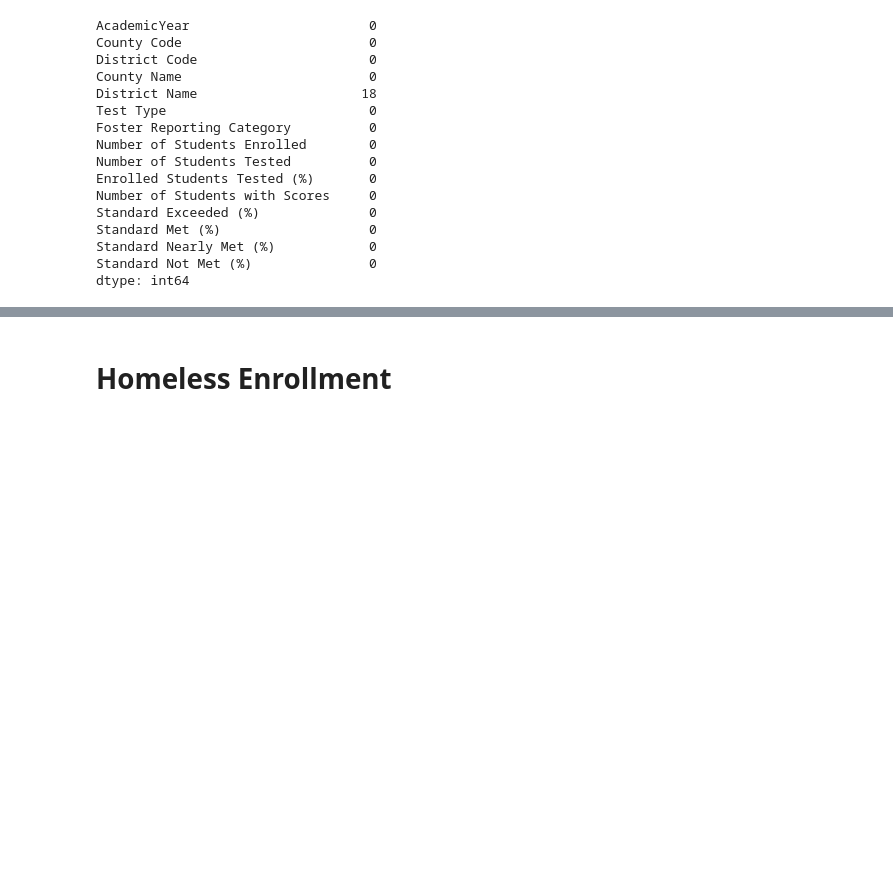
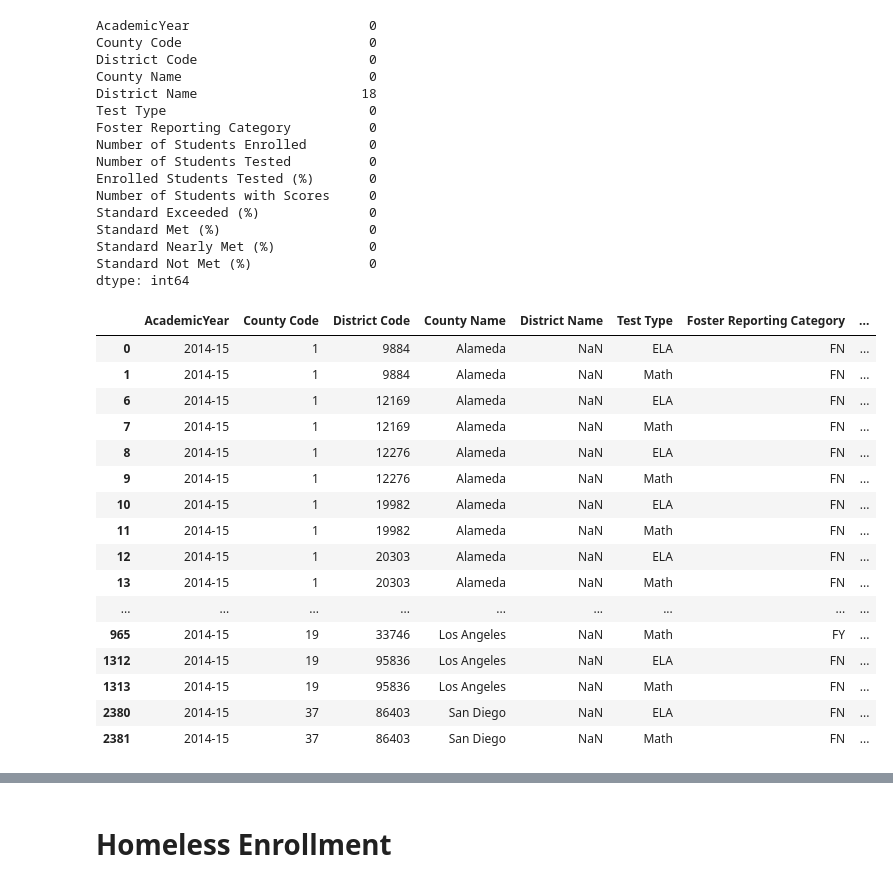
Before and after one commit to emilyksanders/CA_dropout_rates, a Jupyter notebook: 01_notebooks/001_Eli_explore_datasets.ipynb, the cells around one changed output, grey strips where cells are left out. Saved outputs shown, nothing was run; the diff lists cells and outputs as text; code cells hidden in the pictures; blank space fills up the shorter version.

```diff
--- a/01_notebooks/001_Eli_explore_datasets.ipynb
+++ b/01_notebooks/001_Eli_explore_datasets.ipynb
@@ -229,4 +261,25 @@ Standard Met (%)                   0
 Standard Nearly Met (%)            0
 Standard Not Met (%)               0
 dtype: int64
+# %%
+# Find the null values in the column
+combined_df_ytr.loc[combined_df_ytr['District Name'].isnull()]
+# %% [output]
+|  | AcademicYear | County Code | District Code | County Name | District Name | Test Type | Foster Reporting Category | ... |
+| 0 | 2014-15 | 1 | 9884 | Alameda | NaN | ELA | FN | ... |
+| 1 | 2014-15 | 1 | 9884 | Alameda | NaN | Math | FN | ... |
+| 6 | 2014-15 | 1 | 12169 | Alameda | NaN | ELA | FN | ... |
+| 7 | 2014-15 | 1 | 12169 | Alameda | NaN | Math | FN | ... |
+| 8 | 2014-15 | 1 | 12276 | Alameda | NaN | ELA | FN | ... |
+| 9 | 2014-15 | 1 | 12276 | Alameda | NaN | Math | FN | ... |
+| 10 | 2014-15 | 1 | 19982 | Alameda | NaN | ELA | FN | ... |
+| 11 | 2014-15 | 1 | 19982 | Alameda | NaN | Math | FN | ... |
+| 12 | 2014-15 | 1 | 20303 | Alameda | NaN | ELA | FN | ... |
+| 13 | 2014-15 | 1 | 20303 | Alameda | NaN | Math | FN | ... |
+| ... | ... | ... | ... | ... | ... | ... | ... | ... |
+| 965 | 2014-15 | 19 | 33746 | Los Angeles | NaN | Math | FY | ... |
+| 1312 | 2014-15 | 19 | 95836 | Los Angeles | NaN | ELA | FN | ... |
+| 1313 | 2014-15 | 19 | 95836 | Los Angeles | NaN | Math | FN | ... |
+| 2380 | 2014-15 | 37 | 86403 | San Diego | NaN | ELA | FN | ... |
+| 2381 | 2014-15 | 37 | 86403 | San Diego | NaN | Math | FN | ... |
 # %%
```
Also changed, not shown: parts of 19 cells of this notebook, 3 other files.
